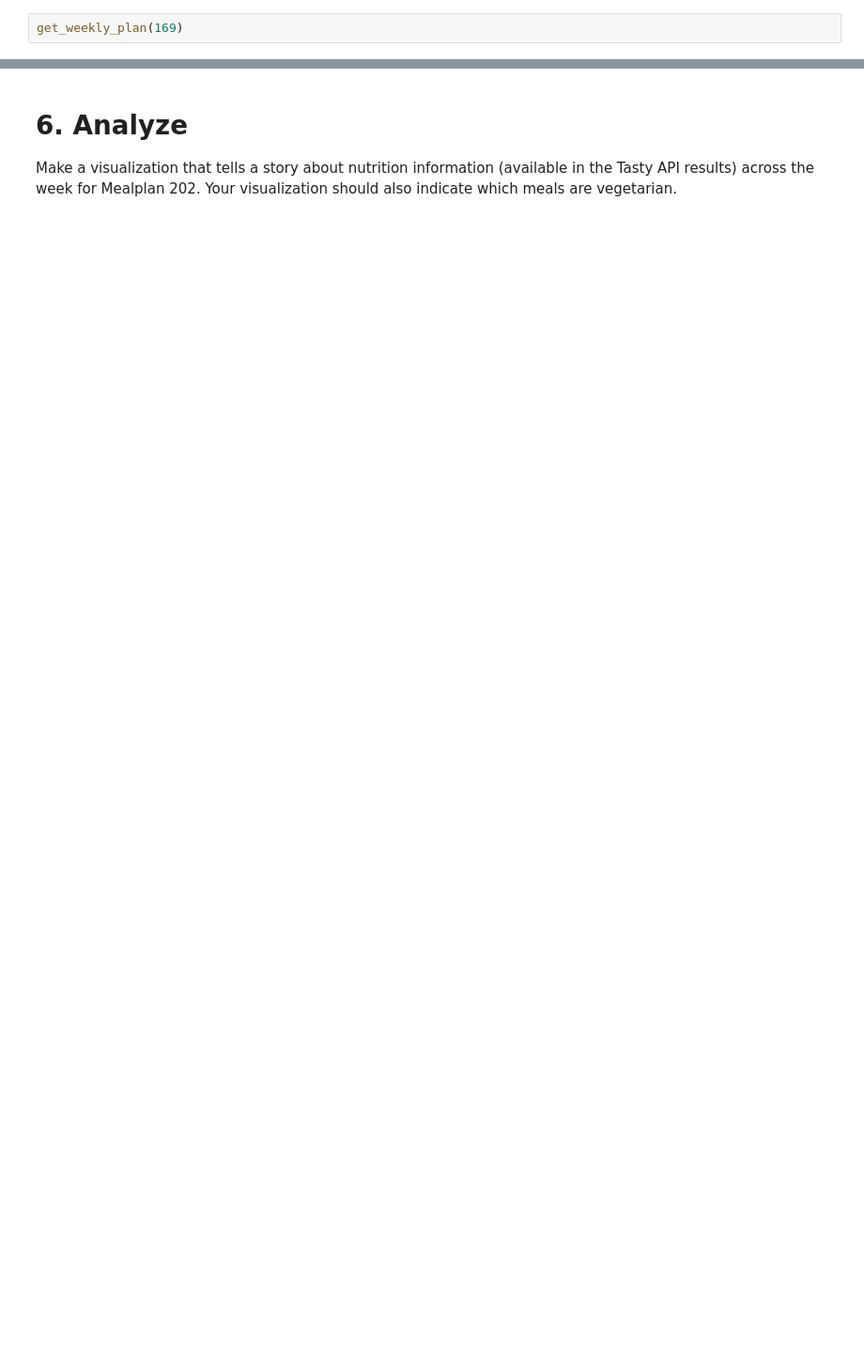
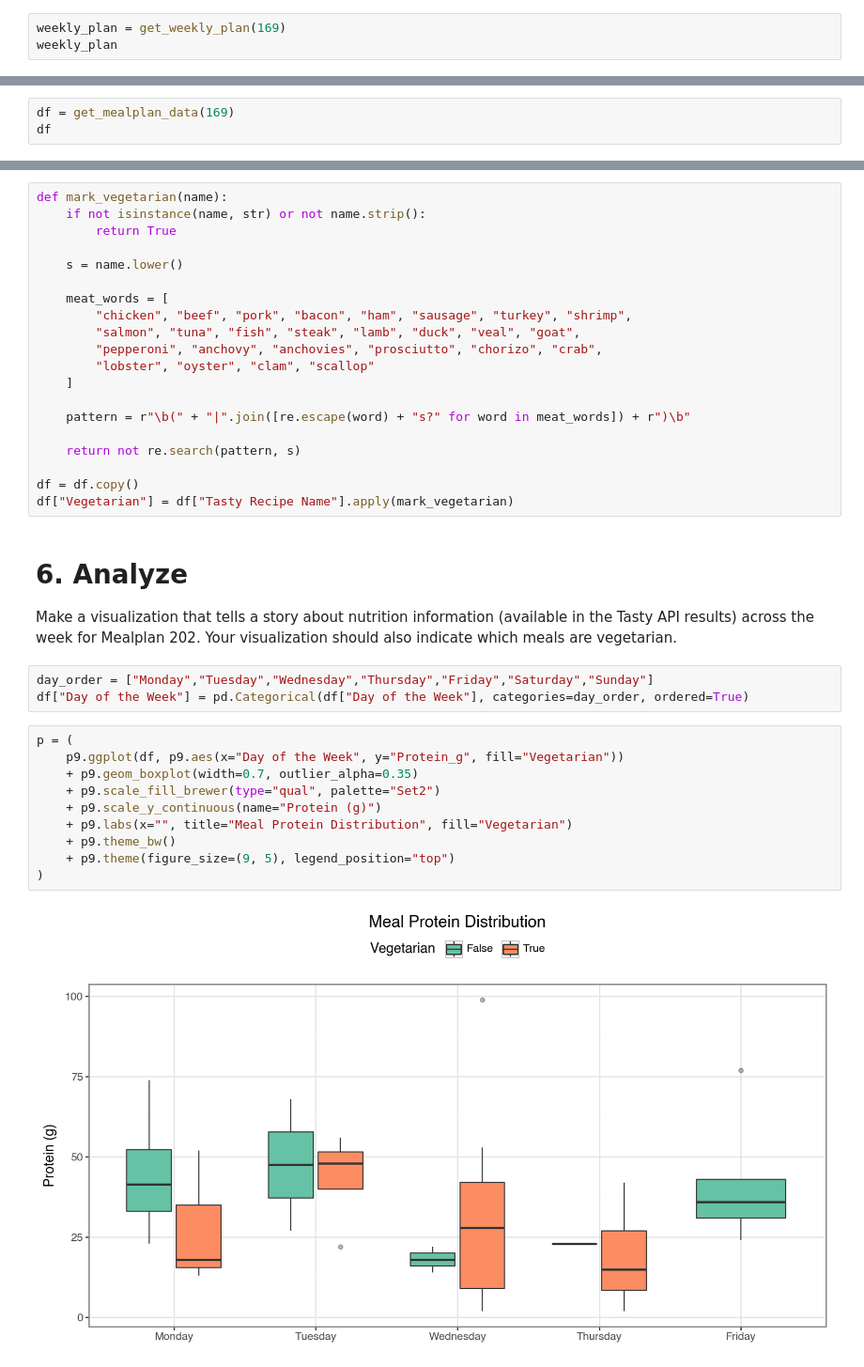
Before and after one commit to PharaohPooh/GSB_544, a Jupyter notebook: Week_4/Lab_4_Data_is_Delicious/Lab_4_Data_is_Delicious.ipynb, the cells around one changed output, grey strips where cells are left out. Shown at 94% size. Drawn from its saved outputs; the diff is of its cells as text; blank space fills up the shorter version.

```diff
--- a/Week_4/Lab_4_Data_is_Delicious/Lab_4_Data_is_Delicious.ipynb
+++ b/Week_4/Lab_4_Data_is_Delicious/Lab_4_Data_is_Delicious.ipynb
@@ -246,5 +290,6 @@ def get_weekly_plan(plan_number):
 # %%
-get_weekly_plan(169)
+weekly_plan = get_weekly_plan(169)
+weekly_plan
 # %% [output]
 |  | Day of the Week | Name of Recipe | Link to Recipe | Price of Recipe |
 | 0 | Monday | Baked Salmon | https://tastesbetterfromscratch.c... | $14.87 |
@@ -260,0 +430,3 @@ get_weekly_plan(169)
+# %%
+df = get_mealplan_data(169)
+df
@@ -264,6 +450,41 @@ get_weekly_plan(169)
 Add a column to your df dataset indicating whether the recipe in that row is vegetarian or not.
 
 You may assume, for our purposes, that all recipes containing meat will have the name of a common meat in the recipe title. (Of course, that is not universally true - but we’ll assume it is for now.)
+# %%
+def mark_vegetarian(name):
+    if not isinstance(name, str) or not name.strip():
+        return True
+
+    s = name.lower()
+
+    meat_words = [
+        "chicken", "beef", "pork", "bacon", "ham", "sausage", "turkey", "shrimp",
+        "salmon", "tuna", "fish", "steak", "lamb", "duck", "veal", "goat",
+        "pepperoni", "anchovy", "anchovies", "prosciutto", "chorizo", "crab",
+        "lobster", "oyster", "clam", "scallop"
+    ]
+
+    pattern = r"\b(" + "|".join([re.escape(word) + "s?" for word in meat_words]) + r")\b"
+
+    return not re.search(pattern, s)
+
+df = df.copy()
+df["Vegetarian"] = df["Tasty Recipe Name"].apply(mark_vegetarian)
 # %% [markdown]
 # 6. Analyze
 Make a visualization that tells a story about nutrition information (available in the Tasty API results) across the week for Mealplan 202. Your visualization should also indicate which meals are vegetarian.
+# %%
+day_order = ["Monday","Tuesday","Wednesday","Thursday","Friday","Saturday","Sunday"]
+df["Day of the Week"] = pd.Categorical(df["Day of the Week"], categories=day_order, ordered=True)
+# %%
+p = (
+    p9.ggplot(df, p9.aes(x="Day of the Week", y="Protein_g", fill="Vegetarian"))
+    + p9.geom_boxplot(width=0.7, outlier_alpha=0.35)
+    + p9.scale_fill_brewer(type="qual", palette="Set2")
+    + p9.scale_y_continuous(name="Protein (g)")
+    + p9.labs(x="", title="Meal Protein Distribution", fill="Vegetarian")
+    + p9.theme_bw()
+    + p9.theme(figure_size=(9, 5), legend_position="top")
+)
+# %% [output]
+[figure, added]
```
Also changed, not shown: parts of 13 cells of this notebook, 4 other files.
